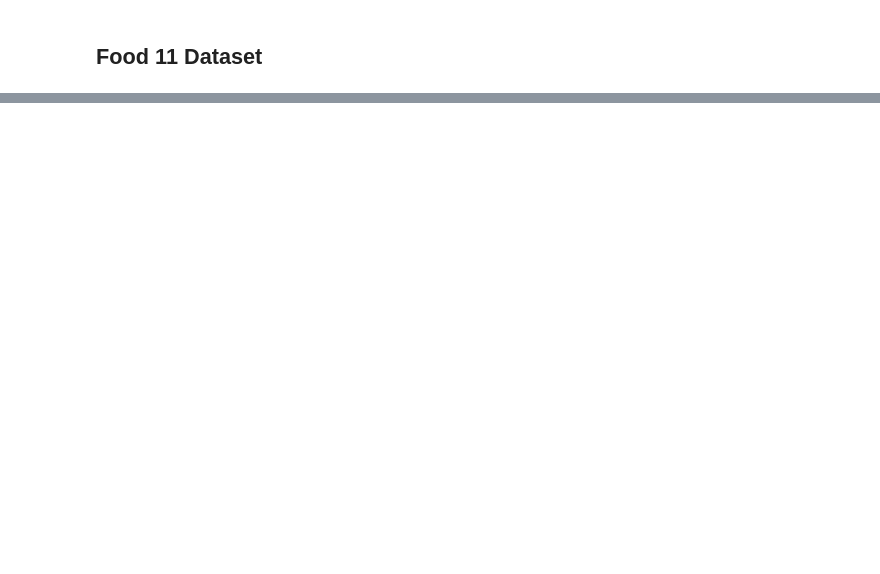
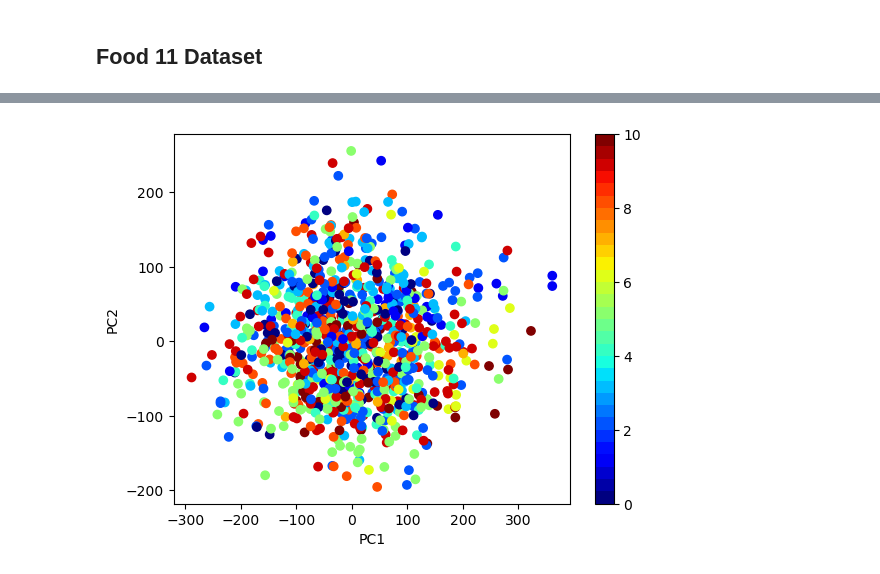
Before and after one commit to williamasesoftware/Computational_linear_algebra, a Jupyter notebook: FOOD_dataset/main_FOOD_dataset.ipynb, the cells around one changed output, grey strips where cells are left out. Drawn from its saved outputs; the diff is of its cells as text; code cells hidden in the pictures; blank space fills up the shorter version.

```diff
--- a/FOOD_dataset/main_FOOD_dataset.ipynb
+++ b/FOOD_dataset/main_FOOD_dataset.ipynb
@@ -44,0 +104,43 @@ Analyze the data
+# %%
+from sklearn.decomposition import PCA
+from sklearn.preprocessing import MinMaxScaler
+import numpy as np
+import random
+
+
+# Selecciona un subconjunto aleatorio de los datos de entrenamiento y labels
+subset_size = 1000  # Tamaño del subconjunto
+subset_indices = random.sample(range(len(train_images_resized)), subset_size)
+train_data_subset = [train_images_resized[i] for i in subset_indices]
+train_labels_subset = [train_numeric_labels[i] for i in subset_indices]
+
+# Asegúrate de que las imágenes estén almacenadas como vectores 1D
+train_data_subset = np.array(train_data_subset).reshape(len(train_data_subset), -1)
+
+
+scaler = MinMaxScaler()
+train_data_pca = scaler.fit_transform(train_data_subset)
+
+# Crea una instancia de PCA con un número de componentes que desees
+pca = PCA(n_components=20)
+
+# Ajusta el modelo de PCA al subconjunto de los datos de entrenamiento
+pca.fit(train_data_pca)
+
+# Transforma los datos de entrenamiento usando el modelo PCA
+train_transformed_data = pca.transform(train_data_pca)
+# %%
+import matplotlib.pyplot as plt
+
+# Graficar las dos primeras componentes principales
+
+cmap = plt.get_cmap('jet', 30)
+cmap.set_under('gray')
+
+plt.scatter(train_transformed_data[:, 0], train_transformed_data[:, 1], c=train_labels_subset,cmap=cmap)
+plt.xlabel('PC1')
+plt.ylabel('PC2')
+plt.colorbar()
+plt.show()
+# %% [output]
+[figure, added]
```
Also changed, not shown: parts of 10 cells of this notebook.
